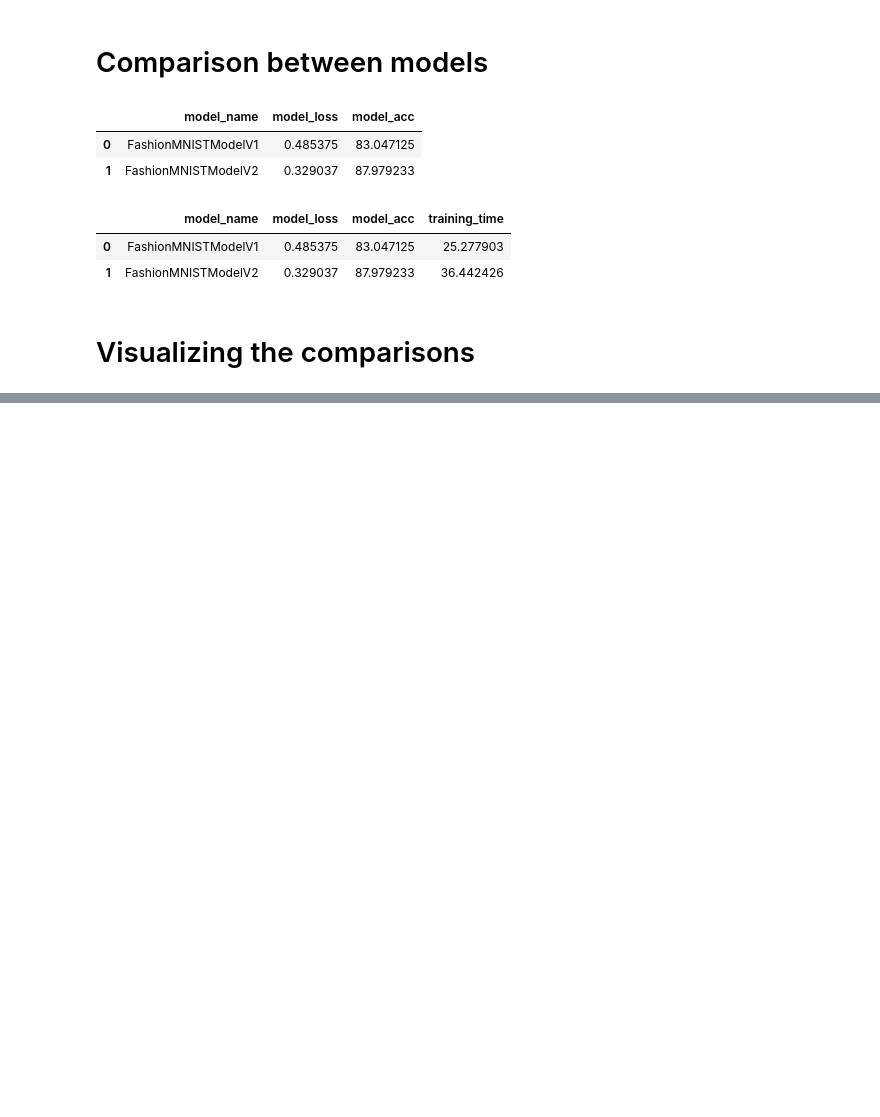
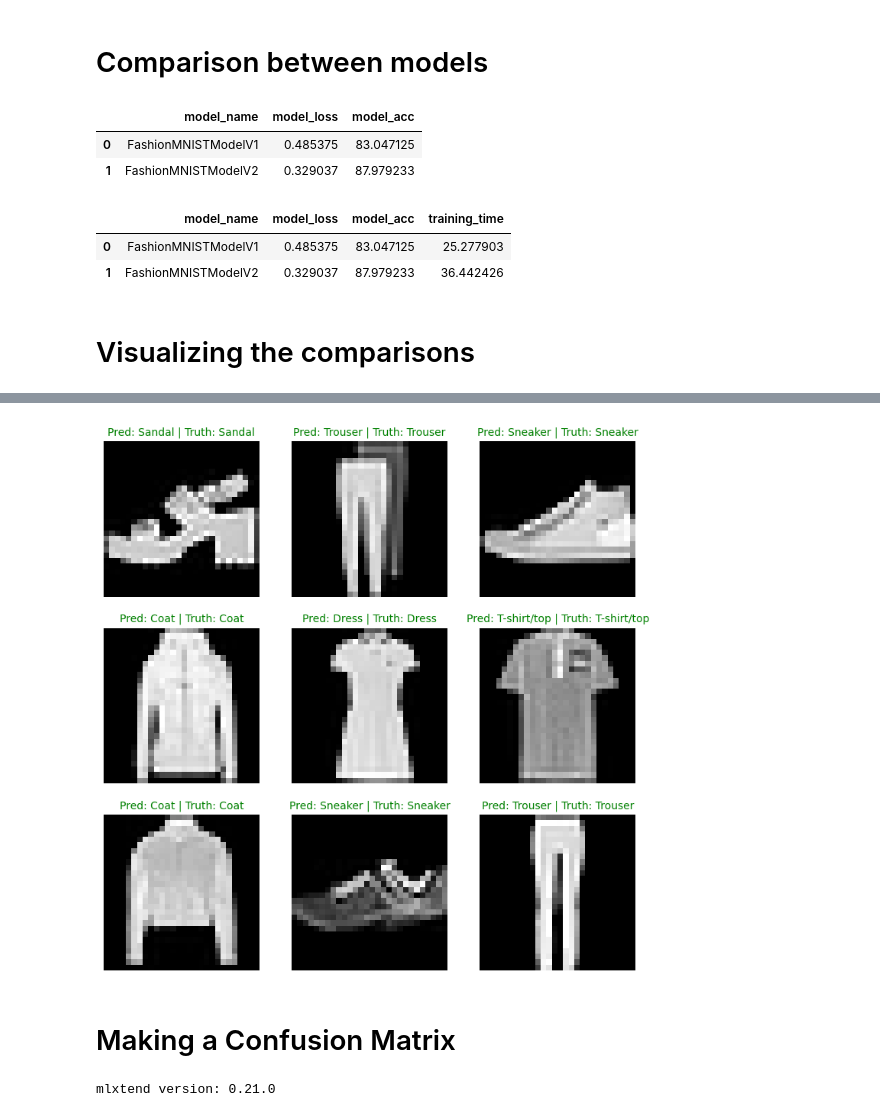
Before and after one commit to mahdiislam79/FashionMNIST_Dataset_classification_Pytorch, a Jupyter notebook: Computer_Vision.ipynb, the cells around one changed output, grey strips where cells are left out. Cells and saved outputs as stored; diff of their text form; code cells hidden in the pictures; blank space fills up the shorter version.

```diff
--- a/Computer_Vision.ipynb
+++ b/Computer_Vision.ipynb
@@ -518,0 +586,31 @@ compare_results
+# %%
+# Plot predictions
+plt.figure(figsize=(9, 9))
+nrows = 3
+ncols = 3
+for i, sample in enumerate(test_samples):
+  # Create a subplot
+  plt.subplot(nrows, ncols, i+1)
+
+  # Plot the target image
+  plt.imshow(sample.squeeze(), cmap="gray")
+
+  # Find the prediction label (in text form, e.g. "Sandal")
+  pred_label = class_name[pred_classes[i]]
+
+  # Get the truth label (in text form, e.g. "T-shirt")
+  truth_label = class_name[test_labels[i]]
+
+  # Create the title text of the plot
+  title_text = f"Pred: {pred_label} | Truth: {truth_label}"
+
+  # Check for equality and change title colour accordingly
+  if pred_label == truth_label:
+      plt.title(title_text, fontsize=10, c="g") # green text if correct
+  else:
+      plt.title(title_text, fontsize=10, c="r") # red text if wrong
+  plt.axis(False)
+# %% [output]
+[figure, added]
+# %% [markdown]
+# Making a Confusion Matrix
@@ -518,0 +636,7 @@ compare_results
+# %%
+# See if torchmetrics exists, if not, install it
+import torchmetrics, mlxtend
+print(f"mlxtend version: {mlxtend.__version__}")
+assert int(mlxtend.__version__.split(".")[1]) >= 19, "mlxtend verison should be 0.19.0 or higher"
+# %% [output]
+mlxtend version: 0.21.0
```
Also changed, not shown: parts of 20 cells of this notebook, 2 other files.
